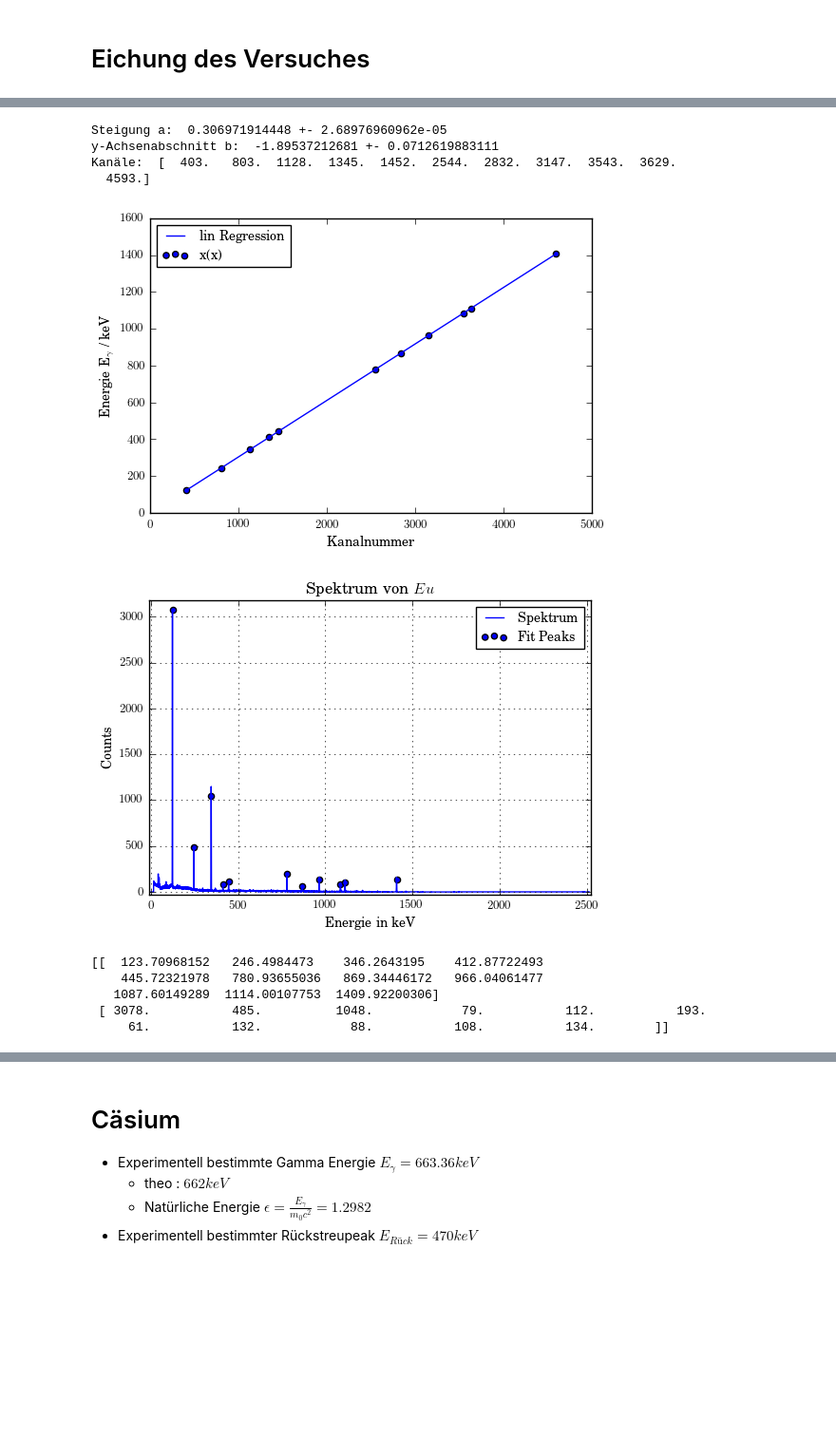
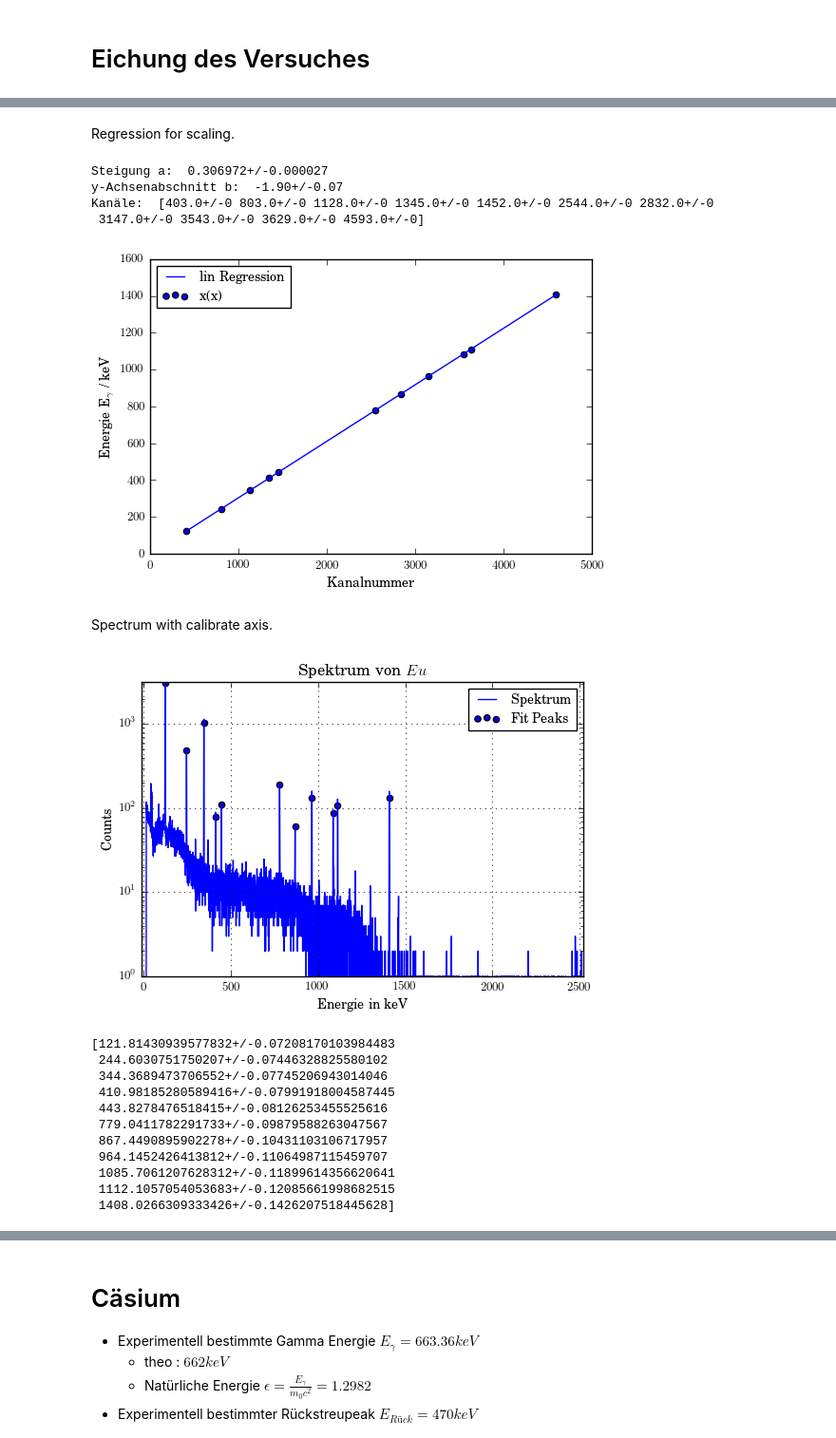
Before and after one commit to MaxSac/FP-Praktikum, a Jupyter notebook: 03-09.01.2017/calculation.ipynb, the cells around one changed output, grey strips where cells are left out. Shown at 95% size. Drawn from its saved outputs; the diff is of its cells as text; code cells hidden in the pictures; blank space fills up the shorter version.

```diff
--- a/03-09.01.2017/calculation.ipynb
+++ b/03-09.01.2017/calculation.ipynb
@@ -146,36 +181,49 @@ EU.plot('Eu','Eu^{152}')
+# %% [markdown]
+Regression for scaling.
 # %%
 EGamma = np.array([121.7, 244.7, 344.3, 411.12, 443.9, 778.9, 867.37, 964.08, 1085.90, 1112.10, 1408.00])
 def linReg(x, a, b):
     return a*x + b
-params, cov = curve_fit(linReg, EU.peak[0,:], EGamma)
+params, cov = curve_fit(linReg, unumpy.nominal_values(EU.peak[0,:]), EGamma)
 std = np.sqrt(np.diag(cov))
-print('Steigung a: ',params[0], '+-', std[0])
-print('y-Achsenabschnitt b: ',params[1], '+-', std[1])
+caliBios = ufloat(params[1], std[1])
+caliAscent = ufloat(params[0], std[0])
+scaleing = params[0]
+print('Steigung a: ',caliAscent)
+print('y-Achsenabschnitt b: ', caliBios)
 print('Kanäle: ', EU.peak[0])
-plt.scatter(EU.peak[0,:], EGamma, label=r'x(x)')
-plt.plot(EU.peak[0,:], linReg(EU.peak[0,:], *params), label='lin Regression')
+plt.scatter(unumpy.nominal_values(EU.peak[0,:]), EGamma, label=r'x(x)')
+plt.plot(unumpy.nominal_values(EU.peak[0,:]), linReg(unumpy.nominal_values(EU.peak[0,:]), *params), label='lin Regression')
 plt.xlabel('Kanalnummer')
 plt.ylabel(r'Energie E$_{\gamma}$ / keV')
 plt.legend(loc='best')
 plt.savefig('./build/CsReg.pdf')
 plt.show()
 # %% [output]
-Steigung a:  0.306971914448 +- 2.68976960962e-05
-y-Achsenabschnitt b:  -1.89537212681 +- 0.0712619883111
-Kanäle:  [  403.   803.  1128.  1345.  1452.  2544.  2832.  3147.  3543.  3629.
-  4593.]
+Steigung a:  0.306972+/-0.000027
+y-Achsenabschnitt b:  -1.90+/-0.07
+Kanäle:  [403.0+/-0 803.0+/-0 1128.0+/-0 1345.0+/-0 1452.0+/-0 2544.0+/-0 2832.0+/-0
+ 3147.0+/-0 3543.0+/-0 3629.0+/-0 4593.0+/-0]
 [figure]
+# %% [markdown]
+Spectrum with calibrate axis.
 # %%
-EU.setScale(params[0])
-EU.plot('Eu^{152}','Eu')
-print(EU.peak)
+EU.setScale(caliAscent, caliBios)
+EU.plot('Eu^{152}','Eu','log')
+print(EU.peak[0])
 # %% [output]
-[figure, old version]
+[figure, new version]
-[[  123.70968152   246.4984473    346.2643195    412.87722493
-    445.72321978   780.93655036   869.34446172   966.04061477
-   1087.60149289  1114.00107753  1409.92200306]
- [ 3078.           485.          1048.            79.           112.           193.
-     61.           132.            88.           108.           134.        ]]
+[121.81430939577832+/-0.07208170103984483
+ 244.6030751750207+/-0.07446328825580102
+ 344.3689473706552+/-0.07745206943014046
+ 410.98185280589416+/-0.07991918004587445
+ 443.8278476518415+/-0.08126253455525616
+ 779.0411782291733+/-0.09879588263047567
+ 867.4490895902278+/-0.10431103106717957
+ 964.1452426413812+/-0.11064987115459707
+ 1085.7061207628312+/-0.11899614356620641
+ 1112.1057054053683+/-0.12085661998682515
+ 1408.0266309333426+/-0.1426207518445628]
 # %%
 from uncertainties import unumpy as un
 aktEu = un.uarray(4130, 60)
```
Also changed, not shown: parts of 13 cells of this notebook, 7 other files.
